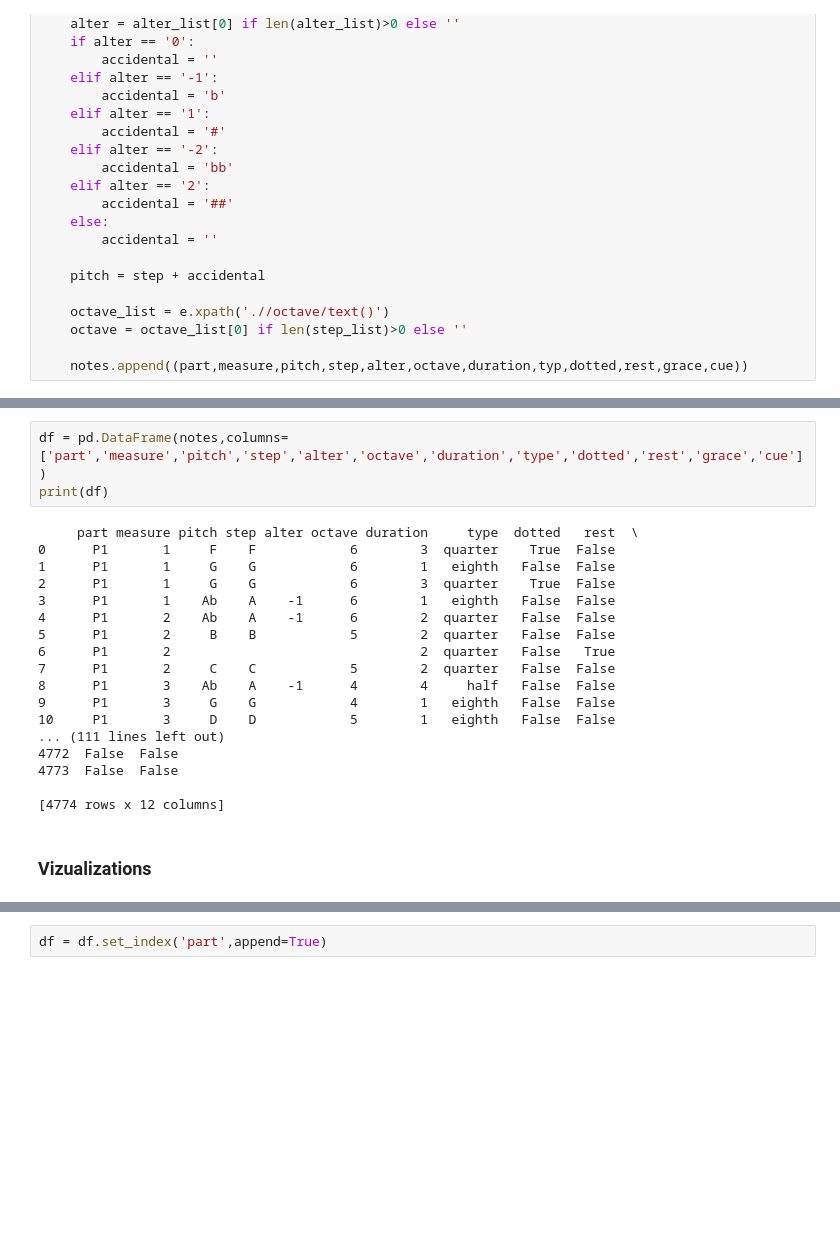
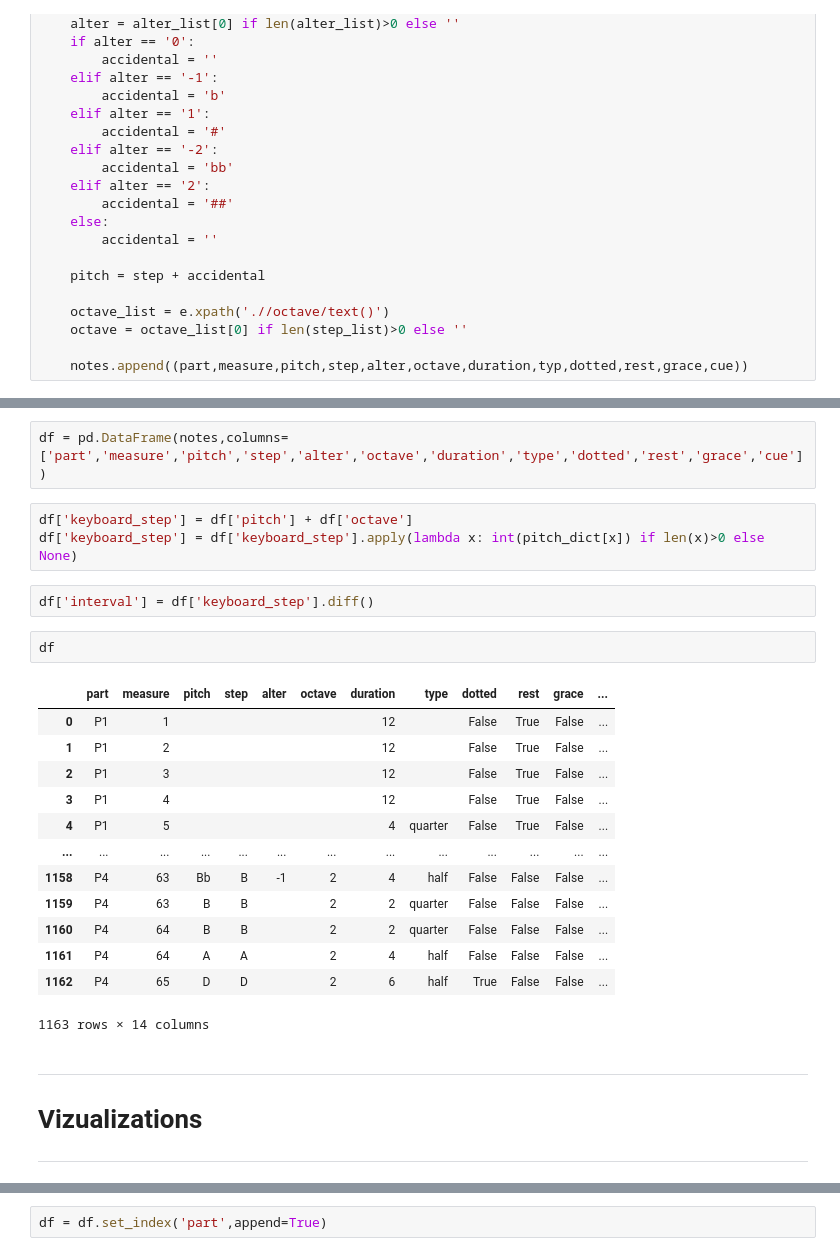
Before and after one commit to brandonbellanti/pythagoras, a Jupyter notebook: pythagoras.ipynb, the cells around one changed output, grey strips where cells are left out. Saved outputs shown, nothing was run; the diff lists cells and outputs as text; blank space fills up the shorter version.

```diff
--- a/pythagoras.ipynb
+++ b/pythagoras.ipynb
@@ -136,26 +147,30 @@ for e in root.xpath('//note'):
 # %%
 df = pd.DataFrame(notes,columns=['part','measure','pitch','step','alter','octave','duration','type','dotted','rest','grace','cue'])
-print(df)
-# %% [output]
-     part measure pitch step alter octave duration     type  dotted   rest  \
-0      P1       1     F    F            6        3  quarter    True  False
-1      P1       1     G    G            6        1   eighth   False  False
-2      P1       1     G    G            6        3  quarter    True  False
-3      P1       1    Ab    A    -1      6        1   eighth   False  False
-4      P1       2    Ab    A    -1      6        2  quarter   False  False
-5      P1       2     B    B            5        2  quarter   False  False
-6      P1       2                                2  quarter   False   True
-7      P1       2     C    C            5        2  quarter   False  False
-8      P1       3    Ab    A    -1      4        4     half   False  False
-9      P1       3     G    G            4        1   eighth   False  False
-10     P1       3     D    D            5        1   eighth   False  False
-... (111 lines left out)
-4772  False  False
-4773  False  False
-
-[4774 rows x 12 columns]
+# %%
+df['keyboard_step'] = df['pitch'] + df['octave']
+df['keyboard_step'] = df['keyboard_step'].apply(lambda x: int(pitch_dict[x]) if len(x)>0 else None)
+# %%
+df['interval'] = df['keyboard_step'].diff()
+# %%
+df
+# %% [output]
+|  | part | measure | pitch | step | alter | octave | duration | type | dotted | rest | grace | ... |
+| 0 | P1 | 1 |  |  |  |  | 12 |  | False | True | False | ... |
+| 1 | P1 | 2 |  |  |  |  | 12 |  | False | True | False | ... |
+| 2 | P1 | 3 |  |  |  |  | 12 |  | False | True | False | ... |
+| 3 | P1 | 4 |  |  |  |  | 12 |  | False | True | False | ... |
+| 4 | P1 | 5 |  |  |  |  | 4 | quarter | False | True | False | ... |
+| ... | ... | ... | ... | ... | ... | ... | ... | ... | ... | ... | ... | ... |
+| 1158 | P4 | 63 | Bb | B | -1 | 2 | 4 | half | False | False | False | ... |
+| 1159 | P4 | 63 | B | B |  | 2 | 2 | quarter | False | False | False | ... |
+| 1160 | P4 | 64 | B | B |  | 2 | 2 | quarter | False | False | False | ... |
+| 1161 | P4 | 64 | A | A |  | 2 | 4 | half | False | False | False | ... |
+| 1162 | P4 | 65 | D | D |  | 2 | 6 | half | True | False | False | ... |
+1163 rows × 14 columns
 # %% [markdown]
-### Vizualizations
+---
+# Vizualizations
+---
 # %%
 col = 'type'
 df[df[col]!=''].groupby(col)[col].count().sort_values(ascending=False).plot.bar()
```
Also changed, not shown: parts of 25 cells of this notebook, 3 other files.
